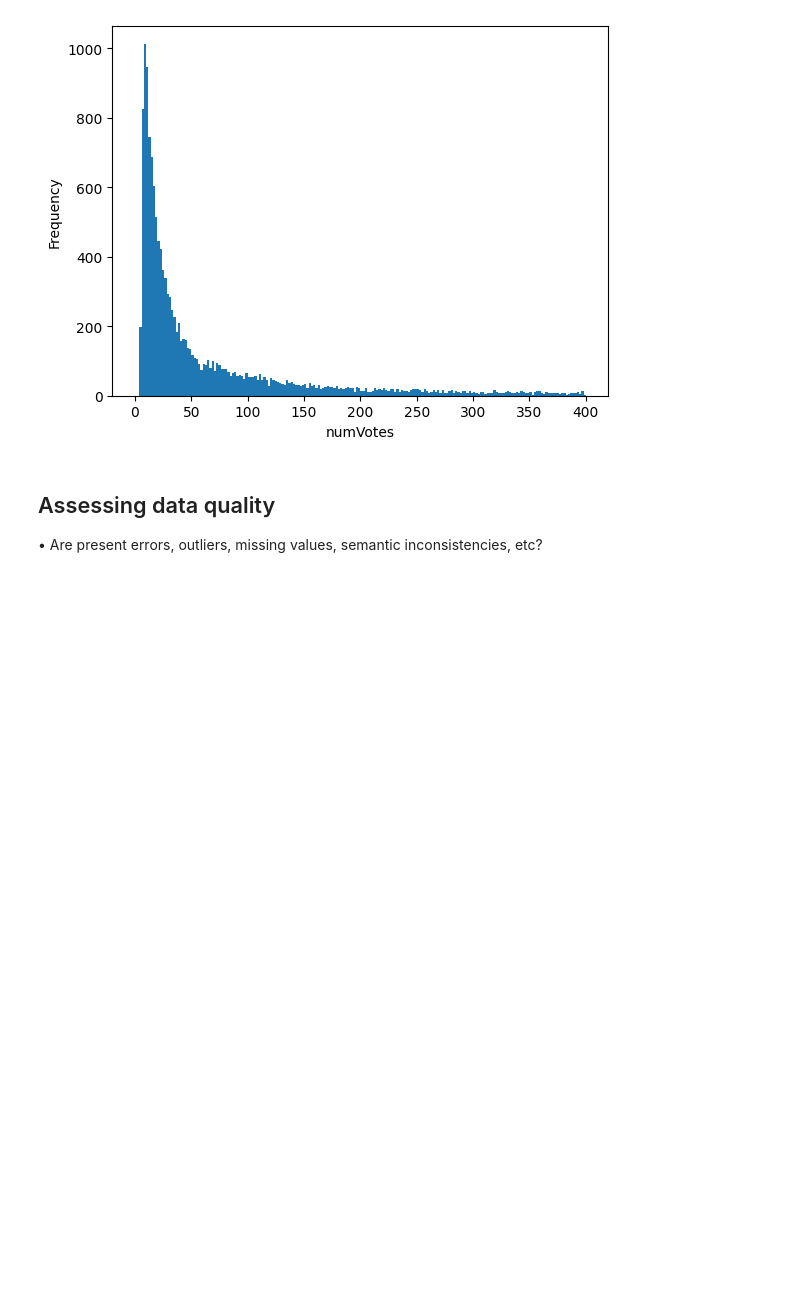
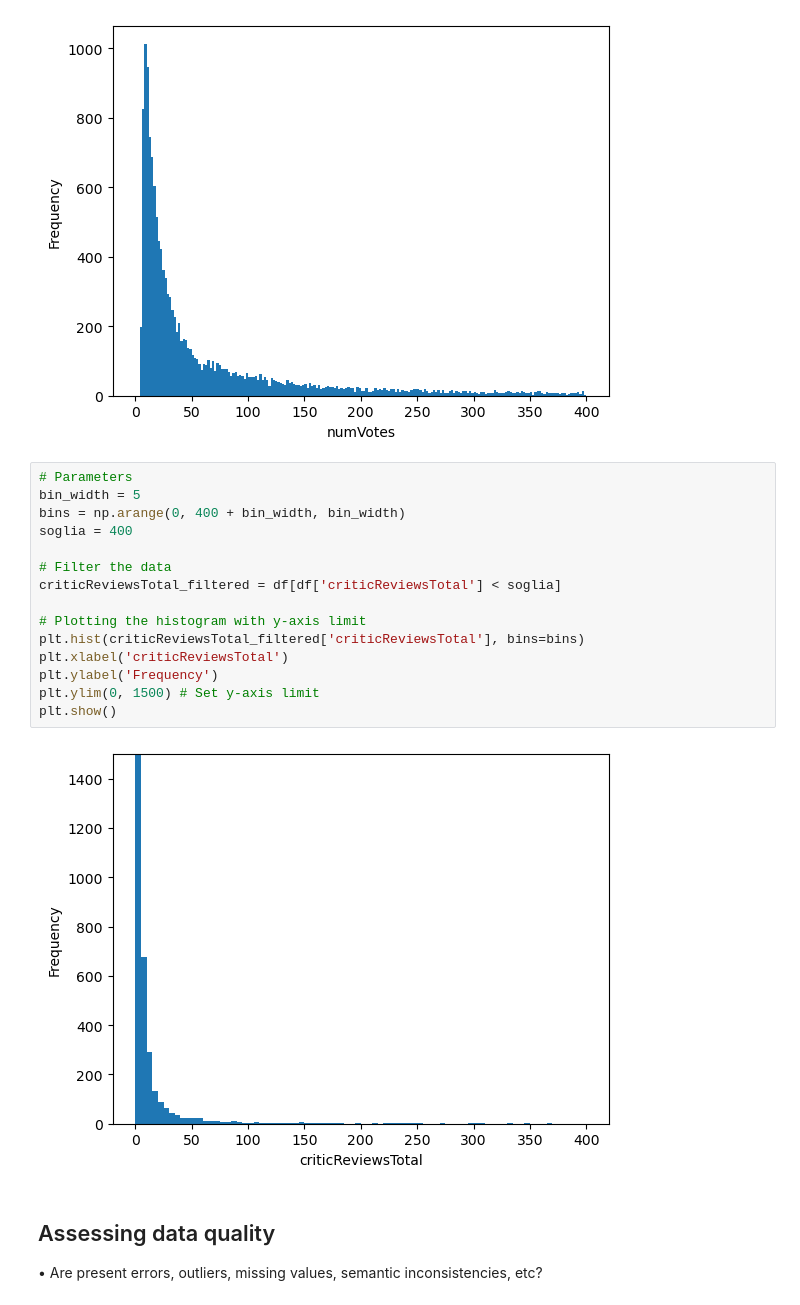
Before and after one commit to luigiascio/Data-Mining-I, a Jupyter notebook: DM1_project.ipynb, the cells around one changed output. Drawn from its saved outputs; the diff is of its cells as text; blank space fills up the shorter version.

```diff
--- a/DM1_project.ipynb
+++ b/DM1_project.ipynb
@@ -129,6 +150,23 @@ plt.ylabel('Frequency')
 plt.show()
 # %% [output]
 [figure]
+# %%
+# Parameters
+bin_width = 5
+bins = np.arange(0, 400 + bin_width, bin_width)
+soglia = 400
+
+# Filter the data
+criticReviewsTotal_filtered = df[df['criticReviewsTotal'] < soglia]
+
+# Plotting the histogram with y-axis limit
+plt.hist(criticReviewsTotal_filtered['criticReviewsTotal'], bins=bins)
+plt.xlabel('criticReviewsTotal')
+plt.ylabel('Frequency')
+plt.ylim(0, 1500) # Set y-axis limit
+plt.show()
+# %% [output]
+[figure, added]
 # %% [markdown]
 ## Assessing data quality
 • Are present errors, outliers, missing values, semantic inconsistencies, etc?
```
Also changed, not shown: parts of 7 cells of this notebook.
